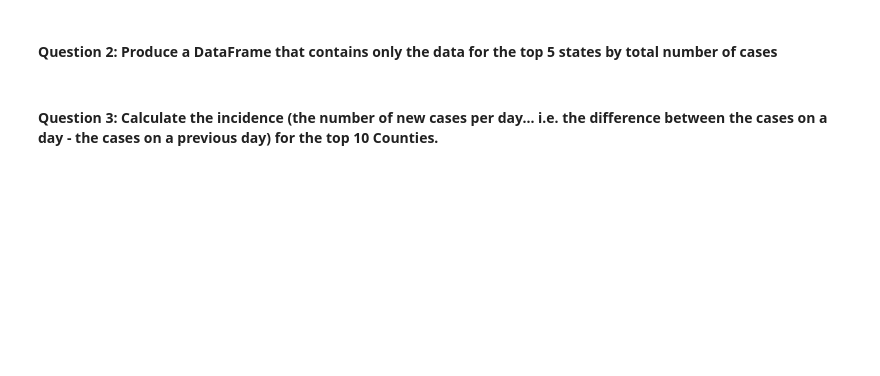
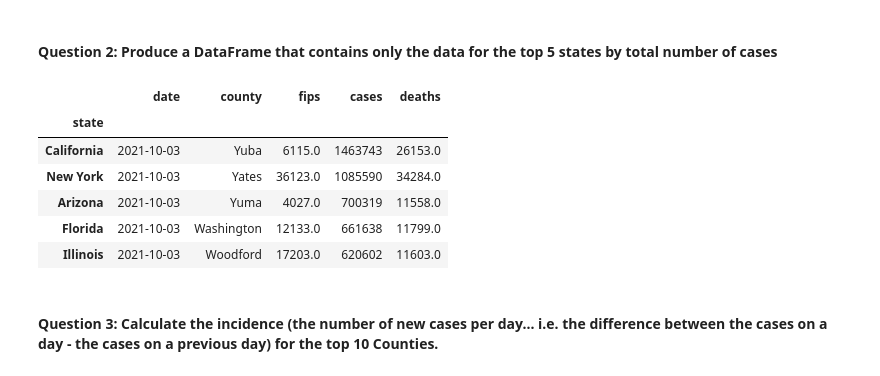
Before and after one commit to CMU-MS-DAS-Modern-Programming-Mini/ClassAssignmentNo4, a Jupyter notebook: US County Data - pandas.ipynb, the cells around one changed output. Cells and saved outputs as stored; diff of their text form; code cells hidden in the pictures; blank space fills up the shorter version.

```diff
--- a/US County Data - pandas.ipynb
+++ b/US County Data - pandas.ipynb
@@ -21,4 +46,15 @@ deaths - The cumulative number of deaths in at the date in the county
 # %% [markdown]
 ####  Question 2: Produce a DataFrame that contains only the data for the top 5 states by total number of cases
+# %%
+df_total2 = df.groupby(['state']).max()
+df_total2.sort_values(by='cases', ascending=False).head(5)
+# %% [output]
+|  | date | county | fips | cases | deaths |
+| state |  |  |  |  |  |
+| California | 2021-10-03 | Yuba | 6115.0 | 1463743 | 26153.0 |
+| New York | 2021-10-03 | Yates | 36123.0 | 1085590 | 34284.0 |
+| Arizona | 2021-10-03 | Yuma | 4027.0 | 700319 | 11558.0 |
+| Florida | 2021-10-03 | Washington | 12133.0 | 661638 | 11799.0 |
+| Illinois | 2021-10-03 | Woodford | 17203.0 | 620602 | 11603.0 |
 # %% [markdown]
 #### Question 3: Calculate the incidence (the number of new cases per day... i.e. the difference between the cases on a day - the cases on a previous day) for the top 10 Counties.
```
Also changed, not shown: parts of 8 cells of this notebook.
